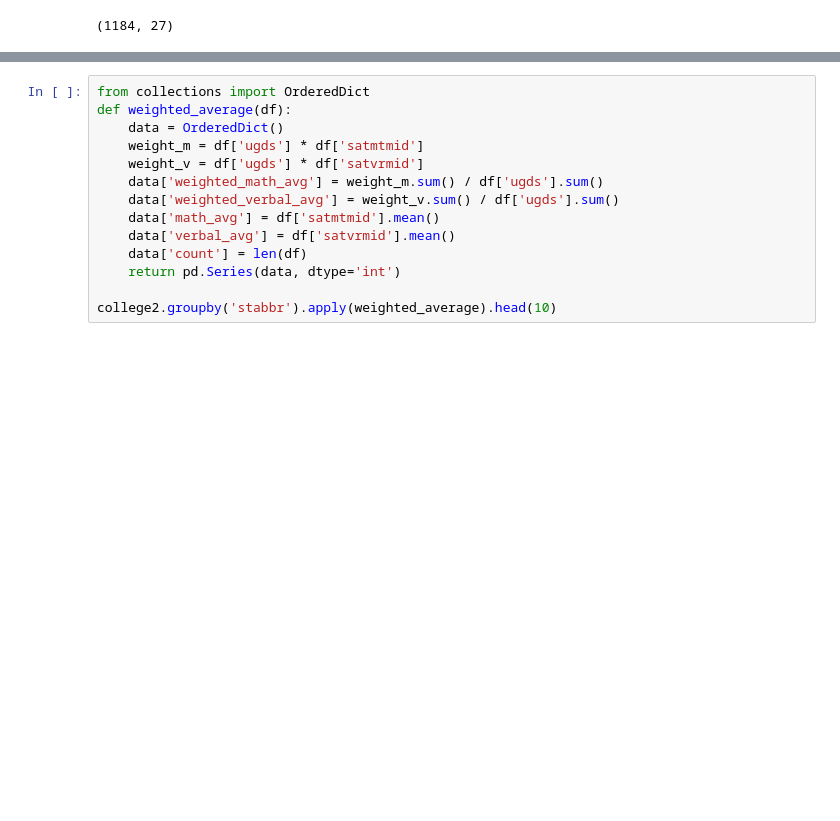
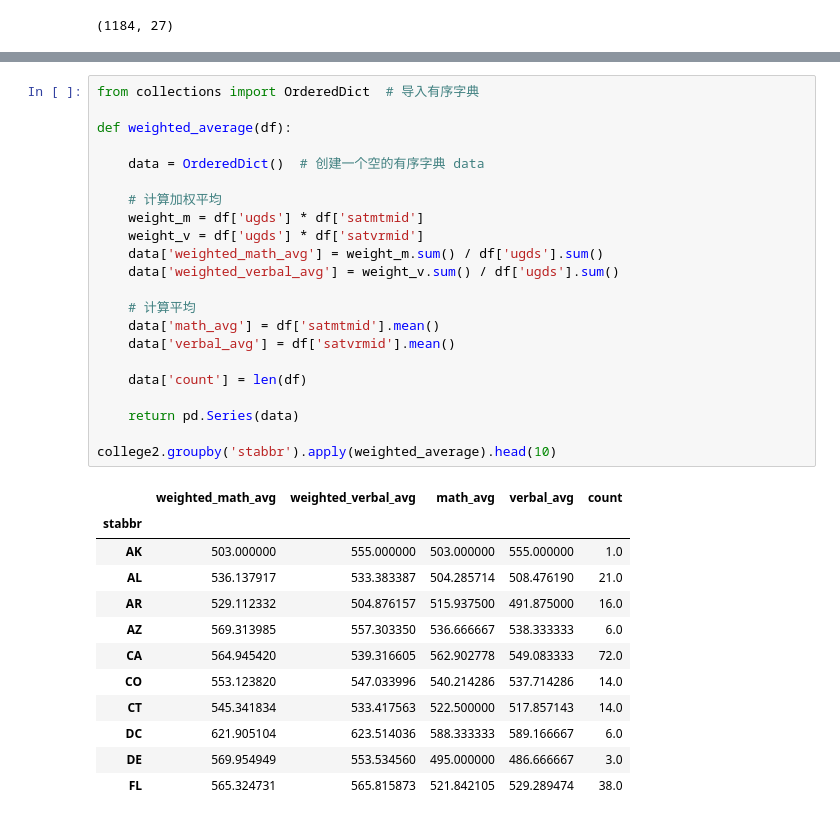
Before and after one commit to 99night66/pandas_study, a Jupyter notebook: 7_分组聚合过滤转换.ipynb, the cells around one changed output, grey strips where cells are left out. Cells and saved outputs as stored; diff of their text form; blank space fills up the shorter version.

```diff
--- a/7_分组聚合过滤转换.ipynb
+++ b/7_分组聚合过滤转换.ipynb
@@ -831,15 +852,36 @@ college2.groupby('stabbr')['satvrmid'].agg(weighted_math_average)
 # %%
-from collections import OrderedDict
+from collections import OrderedDict  # 导入有序字典
+
 def weighted_average(df):
-    data = OrderedDict()
+
+    data = OrderedDict()  # 创建一个空的有序字典 data
+
+    # 计算加权平均
     weight_m = df['ugds'] * df['satmtmid']
     weight_v = df['ugds'] * df['satvrmid']
     data['weighted_math_avg'] = weight_m.sum() / df['ugds'].sum()
     data['weighted_verbal_avg'] = weight_v.sum() / df['ugds'].sum()
+
+    # 计算平均
     data['math_avg'] = df['satmtmid'].mean()
     data['verbal_avg'] = df['satvrmid'].mean()
+
     data['count'] = len(df)
-    return pd.Series(data, dtype='int')
+
+    return pd.Series(data)
 
 college2.groupby('stabbr').apply(weighted_average).head(10)
+# %% [output]
+|  | weighted_math_avg | weighted_verbal_avg | math_avg | verbal_avg | count |
+| stabbr |  |  |  |  |  |
+| AK | 503.000000 | 555.000000 | 503.000000 | 555.000000 | 1.0 |
+| AL | 536.137917 | 533.383387 | 504.285714 | 508.476190 | 21.0 |
+| AR | 529.112332 | 504.876157 | 515.937500 | 491.875000 | 16.0 |
+| AZ | 569.313985 | 557.303350 | 536.666667 | 538.333333 | 6.0 |
+| CA | 564.945420 | 539.316605 | 562.902778 | 549.083333 | 72.0 |
+| CO | 553.123820 | 547.033996 | 540.214286 | 537.714286 | 14.0 |
+| CT | 545.341834 | 533.417563 | 522.500000 | 517.857143 | 14.0 |
+| DC | 621.905104 | 623.514036 | 588.333333 | 589.166667 | 6.0 |
+| DE | 569.954949 | 553.534560 | 495.000000 | 486.666667 | 3.0 |
+| FL | 565.324731 | 565.815873 | 521.842105 | 529.289474 | 38.0 |
 # %%
```
Also changed, not shown: parts of 5 cells of this notebook, 1 other file.
